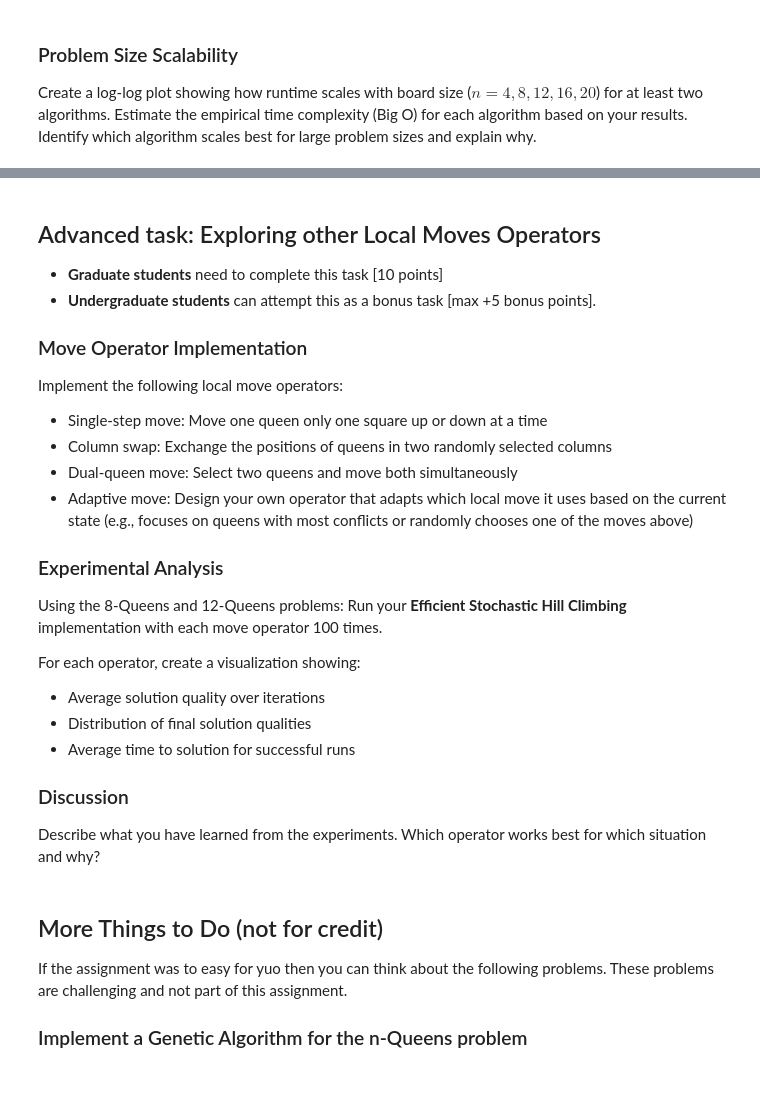
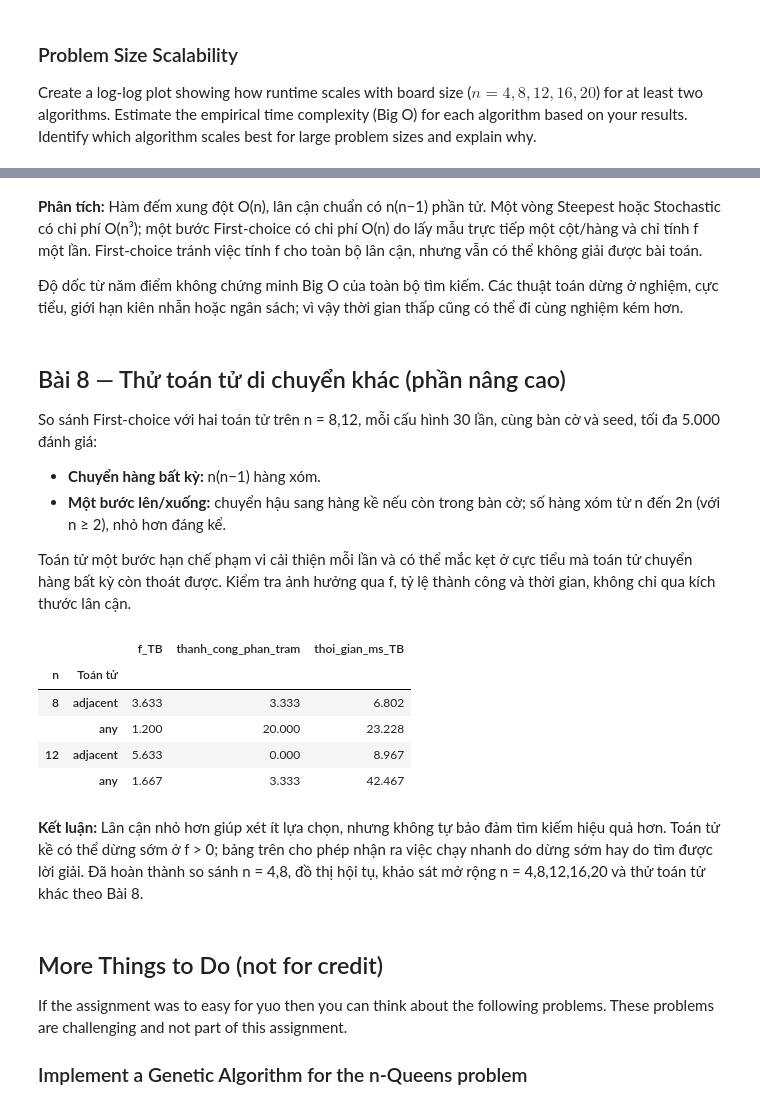
Before and after one commit to doduyquy/sgu-team-2026-advanced-ai-subject, a Jupyter notebook: weekly assignments/lab03 - local search/n_queens.ipynb, the cells around one changed output, grey strips where cells are left out. Drawn from its saved outputs; the diff is of its cells as text; code cells hidden in the pictures; blank space fills up the shorter version.

```diff
--- a/weekly assignments/lab03 - local search/n_queens.ipynb
+++ b/weekly assignments/lab03 - local search/n_queens.ipynb
@@ -278,28 +531,13 @@ Identify which algorithm scales best for large problem sizes and explain why.
+# %% [markdown]
+**Phân tích:** Hàm đếm xung đột O(n), lân cận chuẩn có n(n−1) phần tử. Một vòng Steepest hoặc Stochastic có chi phí O(n³); một bước First-choice có chi phí O(n) do lấy mẫu trực tiếp một cột/hàng và chỉ tính f một lần. First-choice tránh việc tính f cho toàn bộ lân cận, nhưng vẫn có thể không giải được bài toán.
+
+Độ dốc từ năm điểm không chứng minh Big O của toàn bộ tìm kiếm. Các thuật toán dừng ở nghiệm, cực tiểu, giới hạn kiên nhẫn hoặc ngân sách; vì vậy thời gian thấp cũng có thể đi cùng nghiệm kém hơn.
 # %% [markdown]
-## Advanced task: Exploring other Local Moves Operators
+## Bài 8 — Thử toán tử di chuyển khác (phần nâng cao)
 
-* __Graduate students__ need to complete this task [10 points]
-* __Undergraduate students__ can attempt this as a bonus task [max +5 bonus points].
+So sánh First-choice với hai toán tử trên n = 8,12, mỗi cấu hình 30 lần, cùng bàn cờ và seed, tối đa 5.000 đánh giá:
 
-### Move Operator Implementation
+- **Chuyển hàng bất kỳ:** n(n−1) hàng xóm.
+- **Một bước lên/xuống:** chuyển hậu sang hàng kề nếu còn trong bàn cờ; số hàng xóm từ n đến 2n (với n ≥ 2), nhỏ hơn đáng kể.
 
-Implement the following local move operators:
-
-* Single-step move: Move one queen only one square up or down at a time
-* Column swap: Exchange the positions of queens in two randomly selected columns
-* Dual-queen move: Select two queens and move both simultaneously
-* Adaptive move: Design your own operator that adapts which local move it uses based on the current state (e.g., focuses on queens with most conflicts or randomly chooses one of the moves above)
-
-### Experimental Analysis
-
-Using the 8-Queens and 12-Queens problems: Run your __Efficient Stochastic Hill Climbing__ implementation with each move operator 100 times.
-
-For each operator, create a visualization showing:
-
-* Average solution quality over iterations
-* Distribution of final solution qualities
-* Average time to solution for successful runs
-
-### Discussion
-
-Describe what you have learned from the experiments. Which operator works best for which situation and why?
+Toán tử một bước hạn chế phạm vi cải thiện mỗi lần và có thể mắc kẹt ở cực tiểu mà toán tử chuyển hàng bất kỳ còn thoát được. Kiểm tra ảnh hưởng qua f, tỷ lệ thành công và thời gian, không chỉ qua kích thước lân cận.
@@ -308,3 +544,29 @@ Describe what you have learned from the experiments. Which operator works best f
+# %%
+operator_records = []
+for n in [8, 12]:
+    for trial in range(30):
+        seed = 88000 + 100 * n + trial
+        start = np.random.default_rng(seed).integers(0, n, size=n)
+        for operator in ['any', 'adjacent']:
+            started = perf_counter()
+            run = queens_hc(start, 'first', 5000, seed + 1, operator)
+            milliseconds = (perf_counter() - started) * 1000
+            assert run['best_f'] == conflicts(run['best_board'])
+            operator_records.append({'n': n, 'Toán tử': operator, 'f': run['best_f'], 'ms': milliseconds})
+operator_summary = pd.DataFrame(operator_records).groupby(['n', 'Toán tử']).agg(
+    f_TB=('f', 'mean'), thanh_cong_phan_tram=('f', lambda values: 100 * (values == 0).mean()),
+    thoi_gian_ms_TB=('ms', 'mean'),
+)
+display(operator_summary.round(3))
+# %% [output]
+|  |  | f_TB | thanh_cong_phan_tram | thoi_gian_ms_TB |
+| n | Toán tử |  |  |  |
+| 8 | adjacent | 3.633 | 3.333 | 6.802 |
+|  | any | 1.200 | 20.000 | 23.228 |
+| 12 | adjacent | 5.633 | 0.000 | 8.967 |
+|  | any | 1.667 | 3.333 | 42.467 |
+# %% [markdown]
+**Kết luận:** Lân cận nhỏ hơn giúp xét ít lựa chọn, nhưng không tự bảo đảm tìm kiếm hiệu quả hơn. Toán tử kề có thể dừng sớm ở f > 0; bảng trên cho phép nhận ra việc chạy nhanh do dừng sớm hay do tìm được lời giải. Đã hoàn thành so sánh n = 4,8, đồ thị hội tụ, khảo sát mở rộng n = 4,8,12,16,20 và thử toán tử khác theo Bài 8.
 # %% [markdown]
 ## More Things to Do (not for credit)
 
```
Also changed, not shown: parts of 21 cells of this notebook, 1 other file.
